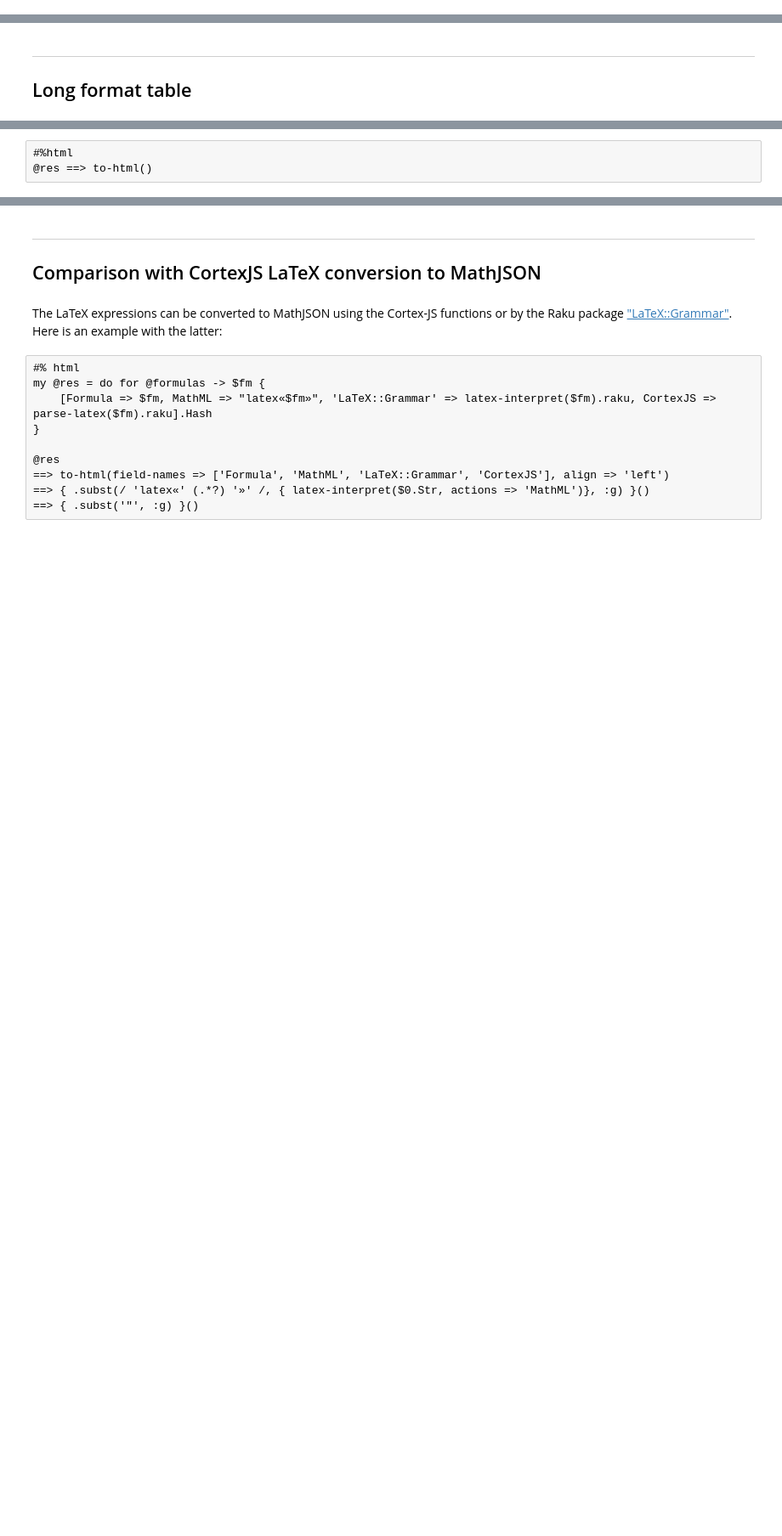
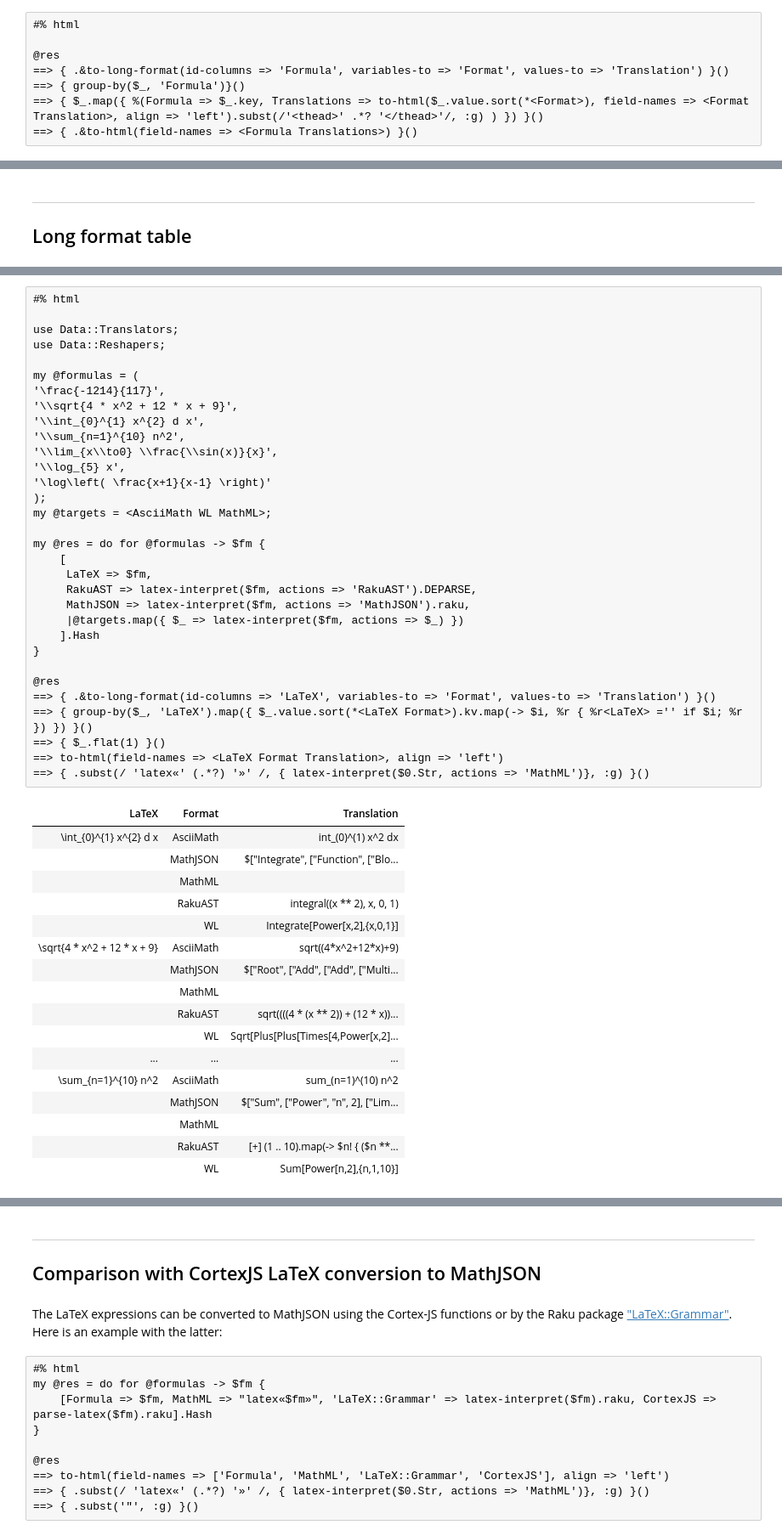
Before and after one commit to antononcube/Raku-LaTeX-Grammar, a Jupyter notebook: docs/Basic-usage-tables.ipynb, the cells around one changed output, grey strips where cells are left out. Shown at 85% size. Saved outputs shown, nothing was run; the diff lists cells and outputs as text; blank space fills up the shorter version.

Commit message:
docs:Better table variants.

```diff
--- a/docs/Basic-usage-tables.ipynb
+++ b/docs/Basic-usage-tables.ipynb
@@ -201,0 +263,8 @@ Just group by:
+# %%
+#% html
+
+@res
+==> { .&to-long-format(id-columns => 'Formula', variables-to => 'Format', values-to => 'Translation') }()
+==> { group-by($_, 'Formula')}()
+==> { $_.map({ %(Formula => $_.key, Translations => to-html($_.value.sort(*<Format>), field-names => <Format Translation>, align => 'left').subst(/'<thead>' .*? '</thead>'/, :g) ) }) }()
+==> { .&to-html(field-names => <Formula Translations>) }()
@@ -206,3 +286,50 @@ Just group by:
 # %%
-#%html
-@res ==> to-html()
+#% html
+
+use Data::Translators;
+use Data::Reshapers;
+
+my @formulas = (
+'\frac{-1214}{117}',
+'\\sqrt{4 * x^2 + 12 * x + 9}',
+'\\int_{0}^{1} x^{2} d x',
+'\\sum_{n=1}^{10} n^2',
+'\\lim_{x\\to0} \\frac{\\sin(x)}{x}',
+'\\log_{5} x',
+'\log\left( \frac{x+1}{x-1} \right)'
+);
+my @targets = <AsciiMath WL MathML>;
+
+my @res = do for @formulas -> $fm {
+    [
+     LaTeX => $fm,
+     RakuAST => latex-interpret($fm, actions => 'RakuAST').DEPARSE,
+     MathJSON => latex-interpret($fm, actions => 'MathJSON').raku,
+     |@targets.map({ $_ => latex-interpret($fm, actions => $_) })
+    ].Hash
+}
+
+@res
+==> { .&to-long-format(id-columns => 'LaTeX', variables-to => 'Format', values-to => 'Translation') }()
+==> { group-by($_, 'LaTeX').map({ $_.value.sort(*<LaTeX Format>).kv.map(-> $i, %r { %r<LaTeX> ='' if $i; %r }) }) }()
+==> { $_.flat(1) }()
+==> to-html(field-names => <LaTeX Format Translation>, align => 'left')
+==> { .subst(/ 'latex«' (.*?) '»' /, { latex-interpret($0.Str, actions => 'MathML')}, :g) }()
+# %% [output]
+| LaTeX | Format | Translation |
+| \int_{0}^{1} x^{2} d x | AsciiMath | int_(0)^(1) x^2 dx |
+|  | MathJSON | $["Integrate", ["Function", ["Blo... |
+|  | MathML |  |
+|  | RakuAST | integral((x ** 2), x, 0, 1) |
+|  | WL | Integrate[Power[x,2],{x,0,1}] |
+| \sqrt{4 * x^2 + 12 * x + 9} | AsciiMath | sqrt((4*x^2+12*x)+9) |
+|  | MathJSON | $["Root", ["Add", ["Add", ["Multi... |
+|  | MathML |  |
+|  | RakuAST | sqrt((((4 * (x ** 2)) + (12 * x))... |
+|  | WL | Sqrt[Plus[Plus[Times[4,Power[x,2]... |
+| ... | ... | ... |
+| \sum_{n=1}^{10} n^2 | AsciiMath | sum_(n=1)^(10) n^2 |
+|  | MathJSON | $["Sum", ["Power", "n", 2], ["Lim... |
+|  | MathML |  |
+|  | RakuAST | [+] (1 .. 10).map(-> $n! { ($n **... |
+|  | WL | Sum[Power[n,2],{n,1,10}] |
```
Also changed, not shown: parts of 17 cells of this notebook, 3 other files.
